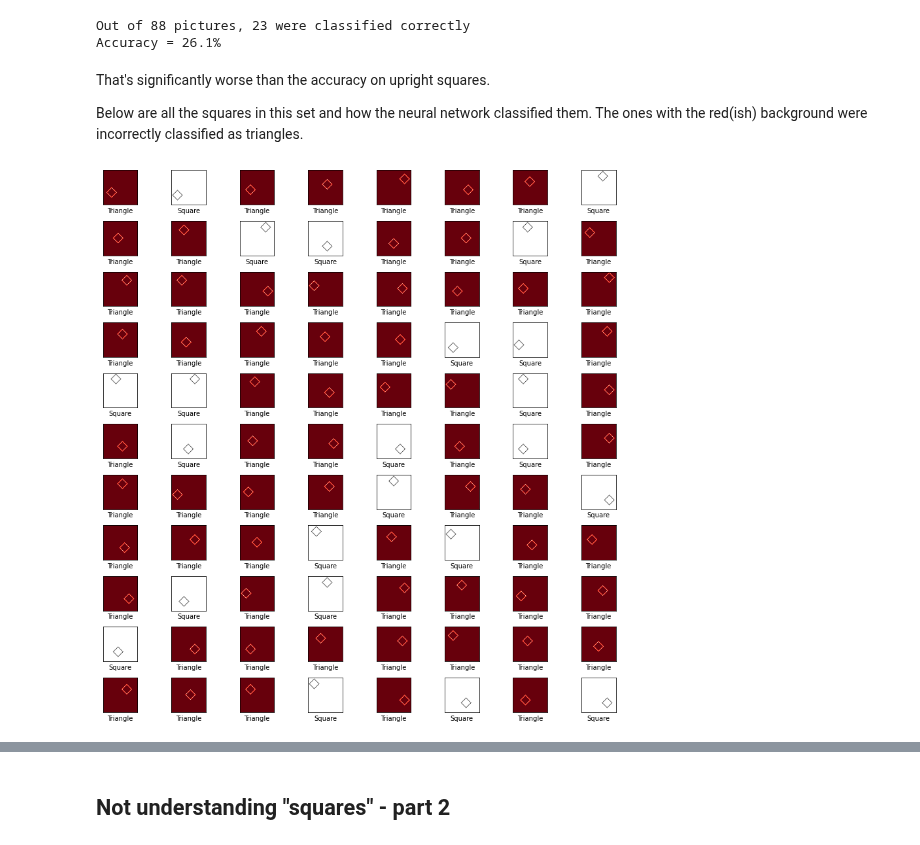
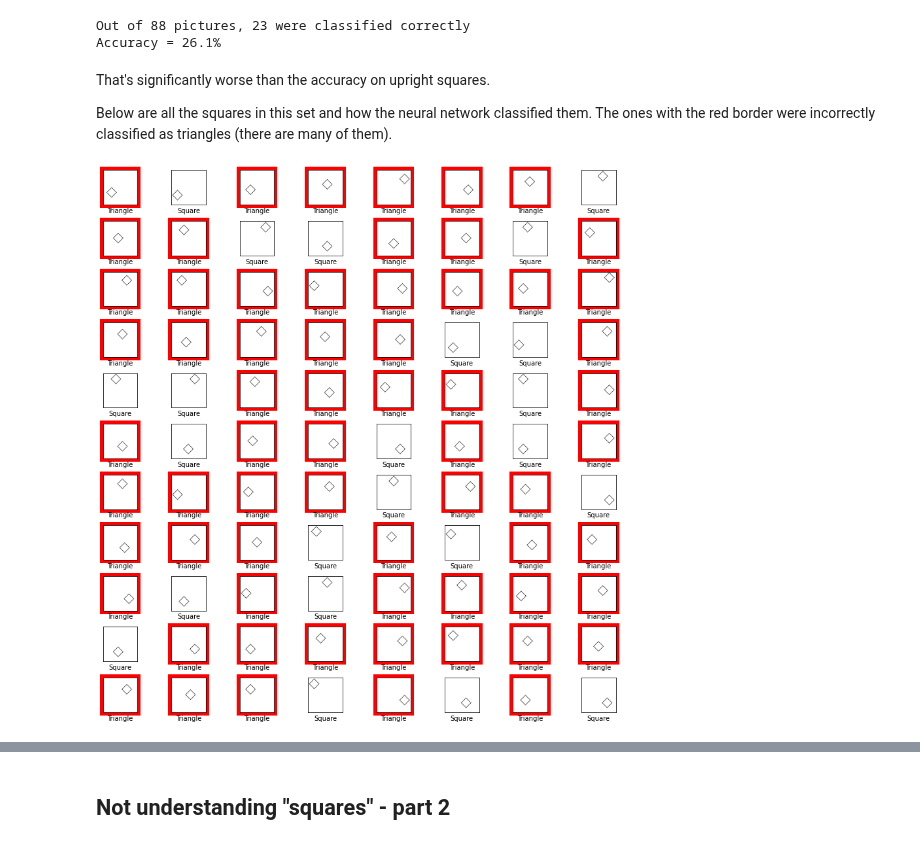
Before and after one commit to fau-masters-collected-works-cgarbin/machine-learning-but-not-understanding, a Jupyter notebook: machine_learning_but_not_understanding.ipynb, the cells around one changed output, grey strips where cells are left out. Saved outputs shown, nothing was run; the diff lists cells and outputs as text; code cells hidden in the pictures.

```diff
--- a/machine_learning_but_not_understanding.ipynb
+++ b/machine_learning_but_not_understanding.ipynb
@@ -188,12 +188,14 @@ Let's visualize where the neural network made the mistakes. The picture below sh
 # %%
 plt.figure(figsize=(10,10))
 for i in range(num_labels):
-    plt.subplot(8, 9, i+1)
+    ax = plt.subplot(7, 10, i+1)
     plt.xticks([])
     plt.yticks([])
     plt.grid(False)
-    cmap = 'gray' if pred_label[i] == test_label[i][0] else 'Reds'
-    plt.imshow(test_set[i], cmap=cmap, vmin=0.0, vmax=1.0)
+    if pred_label[i] != test_label[i][0]:
+        ax.patch.set_color('red')
+        ax.patch.set_linewidth('10')
+    plt.imshow(test_set[i], cmap='gray', vmin=0.0, vmax=1.0)
     plt.xlabel(class_names[pred_label[i]])
 plt.tight_layout()
 plt.show()
@@ -234,21 +236,23 @@ Accuracy = 26.1%
 # %% [markdown]
 That's significantly worse than the accuracy on upright squares.
 
-Below are all the squares in this set and how the neural network classified them. The ones with the red(ish) background were incorrectly classified as triangles.
+Below are all the squares in this set and how the neural network classified them. The ones with the red border were incorrectly classified as triangles (there are many of them).
 # %%
 plt.figure(figsize=(12,12))
 for i in range(88):
-    plt.subplot(11, 8, i+1)
+    ax = plt.subplot(11, 8, i+1)
     plt.xticks([])
     plt.yticks([])
     plt.grid(False)
-    cmap = 'gray' if pred_label[i] == images.LABEL_SQUARE else 'Reds'
-    plt.imshow(rotated_squares[i], cmap=cmap, vmin=0.0, vmax=1.0)
+    if pred_label[i] != images.LABEL_SQUARE:
+        ax.patch.set_color('red')
+        ax.patch.set_linewidth('10')
+    plt.imshow(rotated_squares[i], cmap='gray', vmin=0.0, vmax=1.0)
     plt.xlabel(class_names[pred_label[i]])
 plt.tight_layout()
 plt.show()
 # %% [output]
-[figure, old version]
+[figure, new version]
 # %% [markdown]
 ### Why does this experiment matter?
 
```
Also changed, not shown: parts of 6 cells of this notebook.
